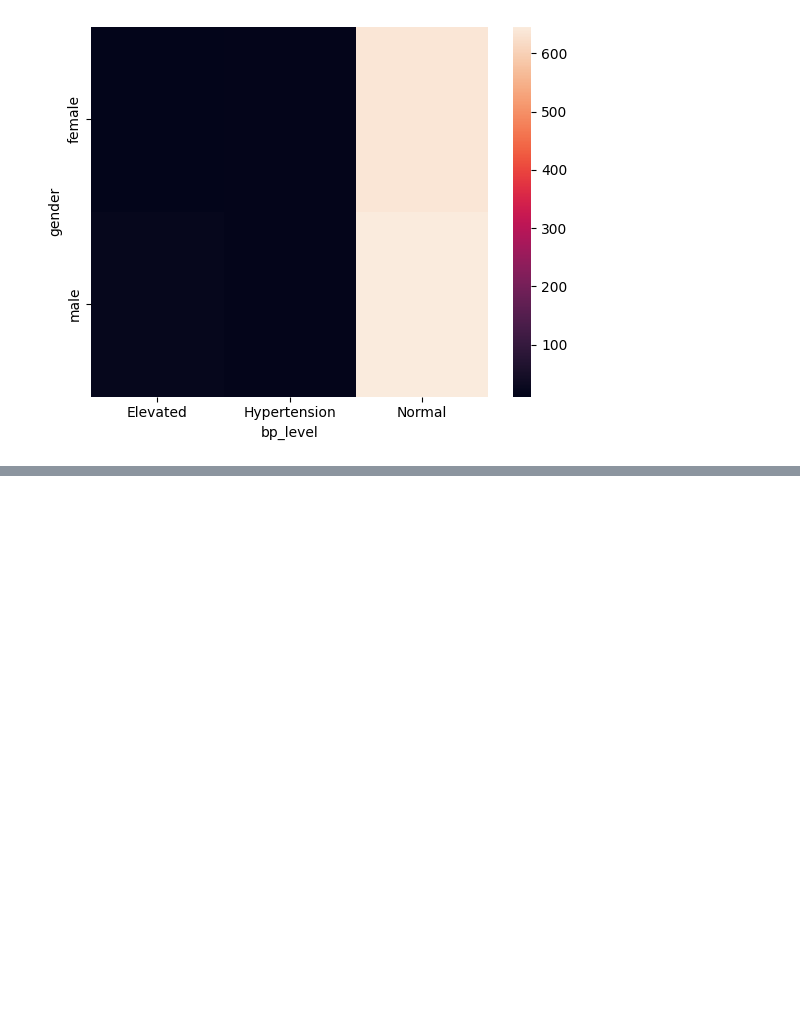
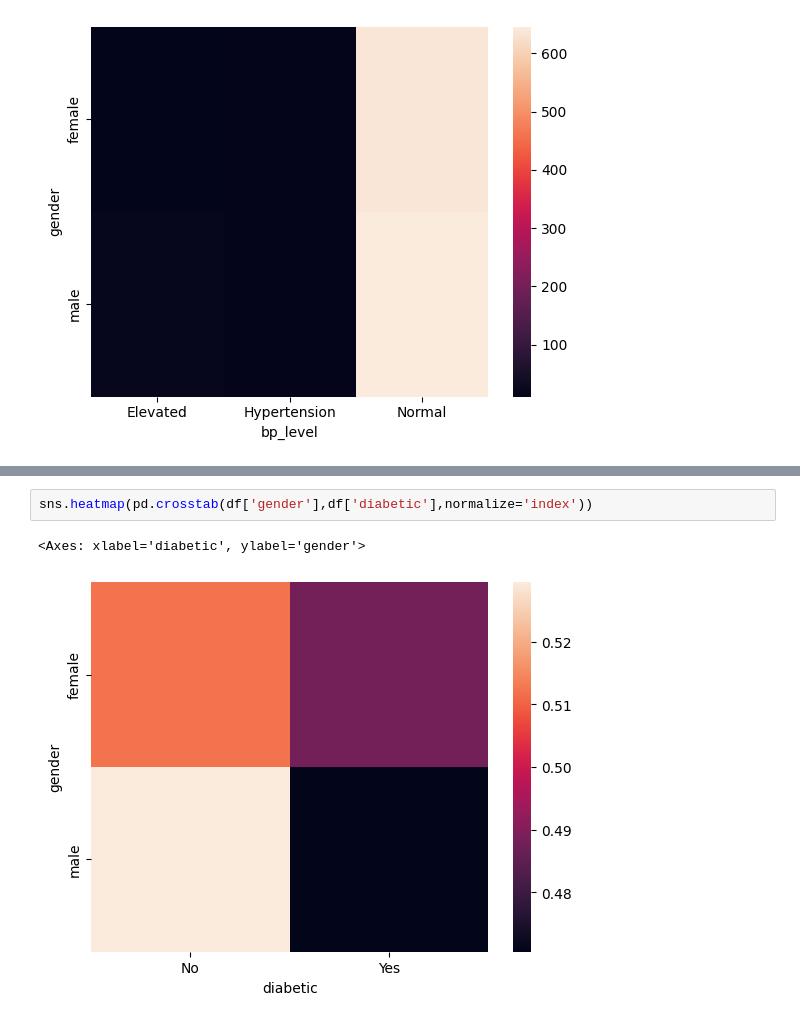
Before and after one commit to Misbahuddin111/Data-Analysis-process, a Jupyter notebook: 29 session EDA task.ipynb, the cells around one changed output, grey strips where cells are left out. Saved outputs shown, nothing was run; the diff lists cells and outputs as text; blank space fills up the shorter version.

```diff
--- a/29 session EDA task.ipynb
+++ b/29 session EDA task.ipynb
@@ -420,0 +434,5 @@ sns.heatmap(pd.crosstab(index=df['gender'],columns=df['bp_level']))
+# %%
+sns.heatmap(pd.crosstab(df['gender'],df['diabetic'],normalize='index'))
+# %% [output]
+<Axes: xlabel='diabetic', ylabel='gender'>
+[figure, added]
```
Also changed, not shown: parts of 10 cells of this notebook, 2 other files.
